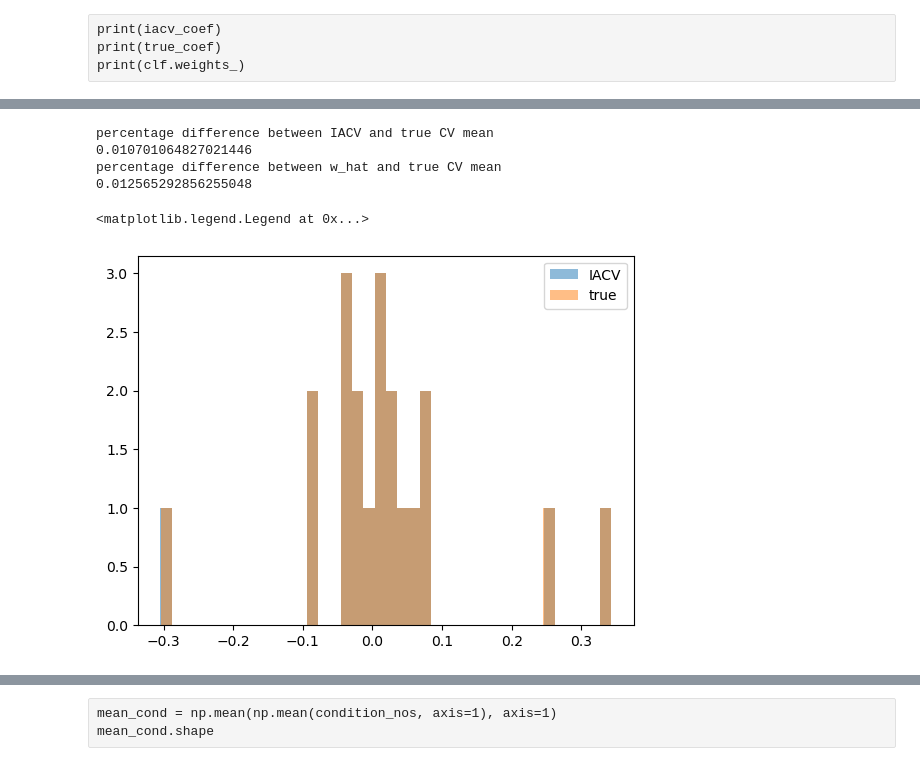
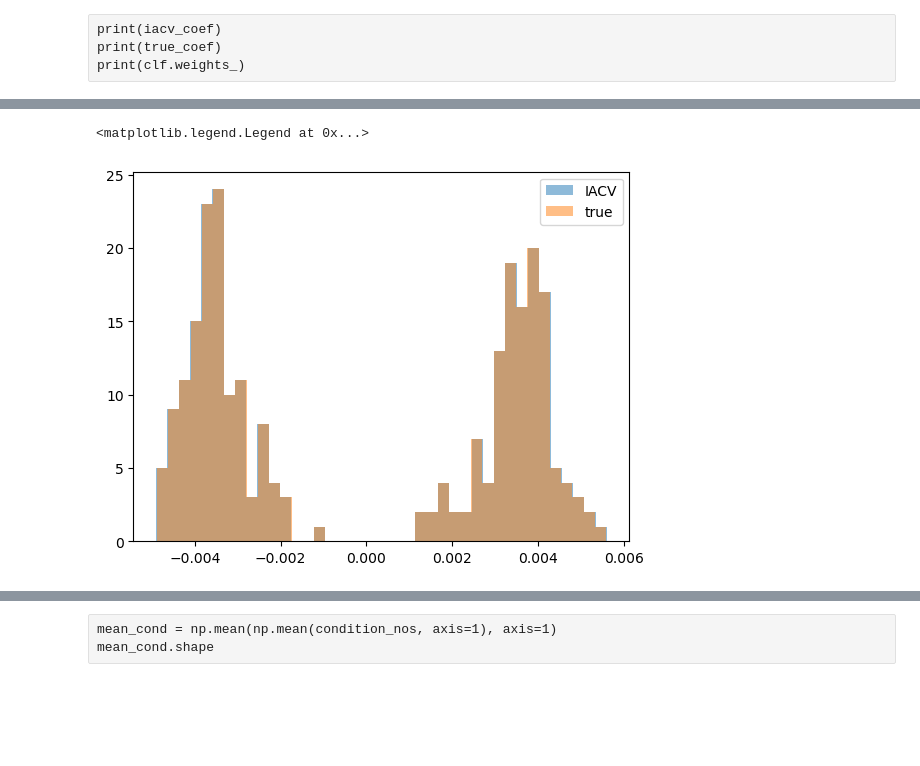
Before and after one commit to nerrma/thesis, a Jupyter notebook: svm/SVMtesting.ipynb, the cells around one changed output, grey strips where cells are left out. Cells and saved outputs as stored; diff of their text form; code cells hidden in the pictures; blank space fills up the shorter version.

```diff
--- a/svm/SVMtesting.ipynb
+++ b/svm/SVMtesting.ipynb
@@ -7,19 +7,22 @@ from sklearn.model_selection import LeaveOneOut
 
 from sampler import sample_from_logreg
 
+from sklearn.gaussian_process.kernels import RBF
+
 import numpy as np
 import matplotlib.pyplot as plt
 
 from cv_svm import SVM_smooth
+from kernel_svm import SVM_smooth_kernel
 
-#import matplotlib
-#matplotlib.use("pgf")
-#matplotlib.rcParams.update({
-#    "pgf.texsystem": "pdflatex",
-#    'font.family': 'serif',
-#    'text.usetex': True,
-#    'pgf.rcfonts': False,
-#})
+import matplotlib
+matplotlib.use("pgf")
+matplotlib.rcParams.update({
+    "pgf.texsystem": "pdflatex",
+    'font.family': 'serif',
+    'text.usetex': True,
+    'pgf.rcfonts': False,
+})
 # %%
 #X, y = load_breast_cancer(return_X_y=True)
 #X, y = make_classification(n_samples=250, n_features=50)
@@ -77,14 +80,20 @@ lbd_pick
 231284.8670604874
 1162.2304877411427
 # %%
-clf = SVM_smooth(sigma=sigma, lbd=lbd)
-clf.fit(X_scaled, y, thresh=1e-7, n_iter=2500, eta=0.5/n,
-        approx_cv=True, cv=True, log_iter=True, log_iacv=True,
-        save_cond_nums=True, save_err_approx=True, save_err_cv=True,
-        warm_start=0, normalise=False, adjust_factor=True,
-        save_hessian_norms=True)
-print(f"grad {np.linalg.norm(clf.nabla_fgd_(clf.weights_, X_scaled, y, clf.sigma_, clf.lbd_))}")
-coef = clf.weights_/np.linalg.norm(clf.weights_)
+#clf = SVM_smooth(sigma=sigma, lbd=lbd)
+clf = SVM_smooth_kernel(sigma=sigma, lbd=lbd, kernel=RBF(3.5))
+clf.fit(X_scaled, y, n_iter=2500, eta=0.5/n, approx_cv=True, cv=True, log_iacv=True, save_err_approx=True, save_err_cv=True)
+#clf.fit(X_scaled, y, thresh=1e-7, n_iter=2500, eta=0.5/n,
+#        approx_cv=True, cv=True, log_iter=True, log_iacv=True,
+#        save_cond_nums=False, save_err_approx=True, save_err_cv=True,
+#        warm_start=0, normalise=False, adjust_factor=True,
+#        save_hessian_norms=True)
+
+#print(f"grad {np.linalg.norm(clf.nabla_fgd_(clf.weights_, X_scaled, y, clf.sigma_, clf.lbd_))}")
+#coef = clf.weights_/np.linalg.norm(clf.weights_)
+#print(f"diff {np.mean(np.abs(coef - sk_coef))} | pct {np.mean(np.abs(coef - sk_coef))/np.sum(np.abs(coef))}")
+
+coef = clf.u_/np.linalg.norm(clf.u_)
 print(f"diff {np.mean(np.abs(coef - sk_coef))} | pct {np.mean(np.abs(coef - sk_coef))/np.sum(np.abs(coef))}")
 
 y_pred = clf.predict(X_scaled)
@@ -143,18 +137,13 @@ print("percentage difference between IACV and true CV mean")
 print(np.abs(np.mean(clf.loo_iacv_, axis=0) - np.mean(clf.loo_true_, axis=0)).sum()/(np.mean(clf.loo_true_, axis=0)).sum())
 print("percentage difference between w_hat and true CV mean")
 print(np.abs(clf.weights_ - np.mean(clf.loo_true_, axis=0)).sum()/(np.mean(clf.loo_true_, axis=0)).sum())
-# %% [output]
-percentage difference between IACV and true CV mean
-0.010701064827021446
-percentage difference between w_hat and true CV mean
-0.012565292856255048
 # %%
-plt.hist(np.mean(clf.loo_iacv_, axis=0), alpha=0.5, bins=40, label="IACV")
-plt.hist(np.mean(clf.loo_true_, axis=0), alpha=0.5, bins=40, label="true")
+plt.hist(np.mean(clf.approx_cv_obj.iterates, axis=0), alpha=0.5, bins=40, label="IACV")
+plt.hist(np.mean(clf.true_cv_obj.iterates, axis=0), alpha=0.5, bins=40, label="true")
 plt.legend()
 # %% [output]
 <matplotlib.legend.Legend at 0x...>
-[figure, old version]
+[figure, new version]
 # %%
 plt.hist(np.linalg.norm(clf.loo_iacv_ - clf.loo_true_, axis=1), bins=60, label="diffs")
 plt.legend()
```
Also changed, not shown: parts of 33 cells of this notebook, 6 other files.
